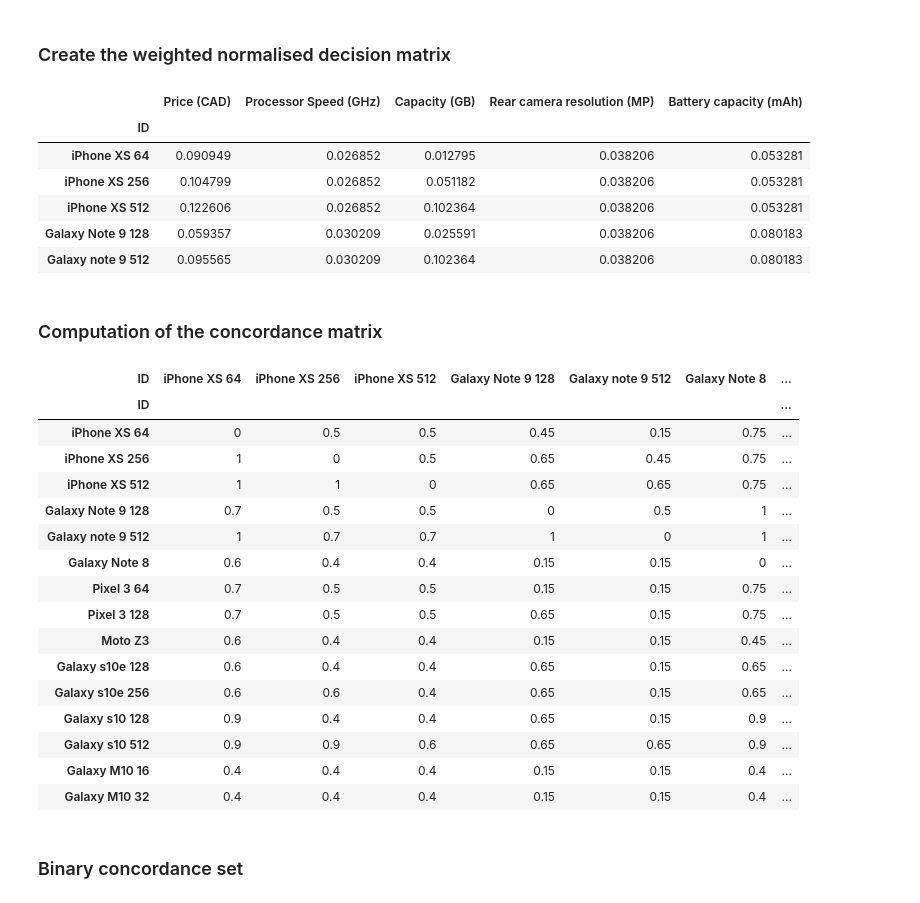
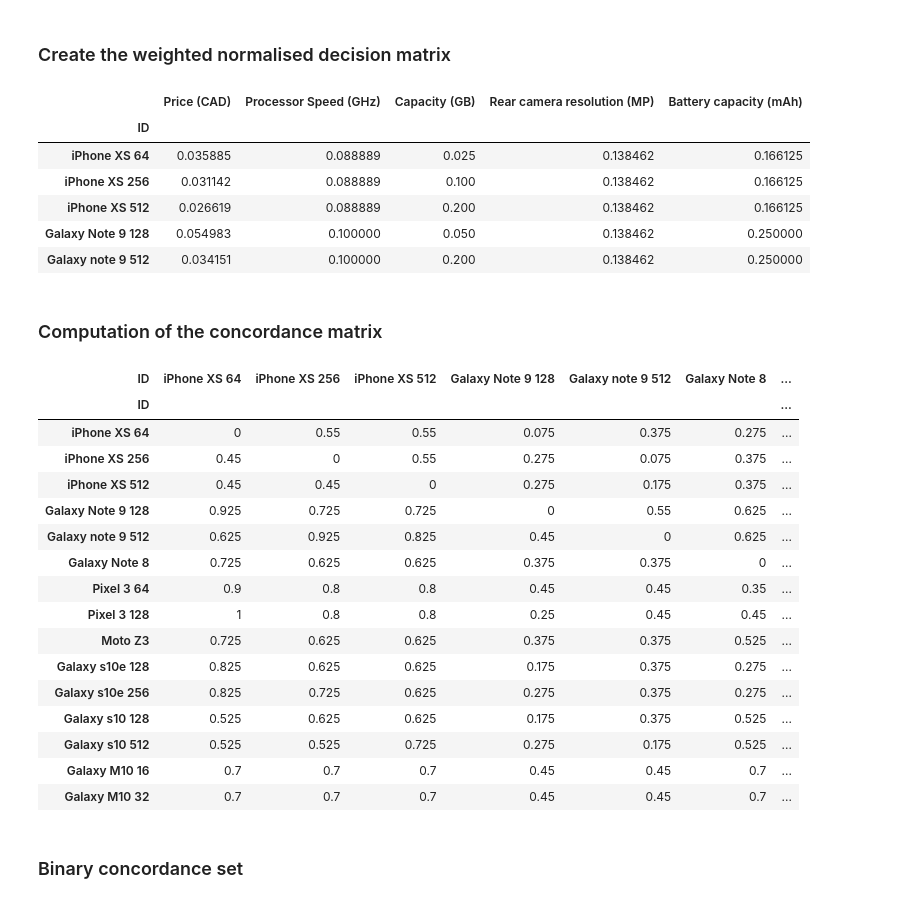
Before and after one commit to gmagannaDevelop/Electre, a Jupyter notebook: ELECTRE.ipynb, the cells around one changed output. Saved outputs shown, nothing was run; the diff lists cells and outputs as text; code cells hidden in the pictures.

```diff
--- a/ELECTRE.ipynb
+++ b/ELECTRE.ipynb
@@ -214,50 +214,52 @@ w_n_table = n_table.copy()
 for column in n_table.columns:
     w_n_table[column] = n_table[column].map(lambda x: x*w_criteria[column])
 
-w_n_table.head(5)
+w_n_table.head()
 # %% [output]
 |  | Price (CAD) | Processor Speed (GHz) | Capacity (GB) | Rear camera resolution (MP) | Battery capacity (mAh) |
 | ID |  |  |  |  |  |
-| iPhone XS 64 | 0.090949 | 0.026852 | 0.012795 | 0.038206 | 0.053281 |
-| iPhone XS 256 | 0.104799 | 0.026852 | 0.051182 | 0.038206 | 0.053281 |
-| iPhone XS 512 | 0.122606 | 0.026852 | 0.102364 | 0.038206 | 0.053281 |
-| Galaxy Note 9 128 | 0.059357 | 0.030209 | 0.025591 | 0.038206 | 0.080183 |
-| Galaxy note 9 512 | 0.095565 | 0.030209 | 0.102364 | 0.038206 | 0.080183 |
+| iPhone XS 64 | 0.035885 | 0.088889 | 0.025 | 0.138462 | 0.166125 |
+| iPhone XS 256 | 0.031142 | 0.088889 | 0.100 | 0.138462 | 0.166125 |
+| iPhone XS 512 | 0.026619 | 0.088889 | 0.200 | 0.138462 | 0.166125 |
+| Galaxy Note 9 128 | 0.054983 | 0.100000 | 0.050 | 0.138462 | 0.250000 |
+| Galaxy note 9 512 | 0.034151 | 0.100000 | 0.200 | 0.138462 | 0.250000 |
 # %% [markdown]
 ### Computation of the concordance matrix
 # %%
 concordance_matrix = pd.DataFrame(columns=table.index, index=table.index)
 
-for phone in w_n_table.index:
-    for phone2 in w_n_table.index:
+for phone in n_table.index:
+    for phone2 in n_table.index:
         _sum = 0
-        for criterion in w_n_table.columns:
-            if w_n_table.loc[phone, criterion] >= w_n_table.loc[phone2, criterion]:
+        for criterion in n_table.columns:
+            if n_table.loc[phone, criterion] > n_table.loc[phone2, criterion]:
                 _sum += w_criteria[criterion]
+            elif np.isclose(n_table.loc[phone, criterion], n_table.loc[phone2, criterion]):
+                _sum += 0.5 * w_criteria[criterion]
         if phone == phone2:
             concordance_matrix.loc[phone, phone2] = 0
         else:
             concordance_matrix.loc[phone, phone2] = _sum
 
 concordance_matrix
 # %% [output]
 | ID | iPhone XS 64 | iPhone XS 256 | iPhone XS 512 | Galaxy Note 9 128 | Galaxy note 9 512 | Galaxy Note 8 | ... |
 | ID |  |  |  |  |  |  | ... |
-| iPhone XS 64 | 0 | 0.5 | 0.5 | 0.45 | 0.15 | 0.75 | ... |
-| iPhone XS 256 | 1 | 0 | 0.5 | 0.65 | 0.45 | 0.75 | ... |
-| iPhone XS 512 | 1 | 1 | 0 | 0.65 | 0.65 | 0.75 | ... |
-| Galaxy Note 9 128 | 0.7 | 0.5 | 0.5 | 0 | 0.5 | 1 | ... |
-| Galaxy note 9 512 | 1 | 0.7 | 0.7 | 1 | 0 | 1 | ... |
-| Galaxy Note 8 | 0.6 | 0.4 | 0.4 | 0.15 | 0.15 | 0 | ... |
-| Pixel 3 64 | 0.7 | 0.5 | 0.5 | 0.15 | 0.15 | 0.75 | ... |
-| Pixel 3 128 | 0.7 | 0.5 | 0.5 | 0.65 | 0.15 | 0.75 | ... |
-| Moto Z3 | 0.6 | 0.4 | 0.4 | 0.15 | 0.15 | 0.45 | ... |
-| Galaxy s10e 128 | 0.6 | 0.4 | 0.4 | 0.65 | 0.15 | 0.65 | ... |
-| Galaxy s10e 256 | 0.6 | 0.6 | 0.4 | 0.65 | 0.15 | 0.65 | ... |
-| Galaxy s10 128 | 0.9 | 0.4 | 0.4 | 0.65 | 0.15 | 0.9 | ... |
-| Galaxy s10 512 | 0.9 | 0.9 | 0.6 | 0.65 | 0.65 | 0.9 | ... |
-| Galaxy M10 16 | 0.4 | 0.4 | 0.4 | 0.15 | 0.15 | 0.4 | ... |
-| Galaxy M10 32 | 0.4 | 0.4 | 0.4 | 0.15 | 0.15 | 0.4 | ... |
+| iPhone XS 64 | 0 | 0.55 | 0.55 | 0.075 | 0.375 | 0.275 | ... |
+| iPhone XS 256 | 0.45 | 0 | 0.55 | 0.275 | 0.075 | 0.375 | ... |
+| iPhone XS 512 | 0.45 | 0.45 | 0 | 0.275 | 0.175 | 0.375 | ... |
+| Galaxy Note 9 128 | 0.925 | 0.725 | 0.725 | 0 | 0.55 | 0.625 | ... |
+| Galaxy note 9 512 | 0.625 | 0.925 | 0.825 | 0.45 | 0 | 0.625 | ... |
+| Galaxy Note 8 | 0.725 | 0.625 | 0.625 | 0.375 | 0.375 | 0 | ... |
+| Pixel 3 64 | 0.9 | 0.8 | 0.8 | 0.45 | 0.45 | 0.35 | ... |
+| Pixel 3 128 | 1 | 0.8 | 0.8 | 0.25 | 0.45 | 0.45 | ... |
+| Moto Z3 | 0.725 | 0.625 | 0.625 | 0.375 | 0.375 | 0.525 | ... |
+| Galaxy s10e 128 | 0.825 | 0.625 | 0.625 | 0.175 | 0.375 | 0.275 | ... |
+| Galaxy s10e 256 | 0.825 | 0.725 | 0.625 | 0.275 | 0.375 | 0.275 | ... |
+| Galaxy s10 128 | 0.525 | 0.625 | 0.625 | 0.175 | 0.375 | 0.525 | ... |
+| Galaxy s10 512 | 0.525 | 0.525 | 0.725 | 0.275 | 0.175 | 0.525 | ... |
+| Galaxy M10 16 | 0.7 | 0.7 | 0.7 | 0.45 | 0.45 | 0.7 | ... |
+| Galaxy M10 32 | 0.7 | 0.7 | 0.7 | 0.45 | 0.45 | 0.7 | ... |
 # %% [markdown]
 ### Binary concordance set
 # %%
```
Also changed, not shown: 1 other file.
